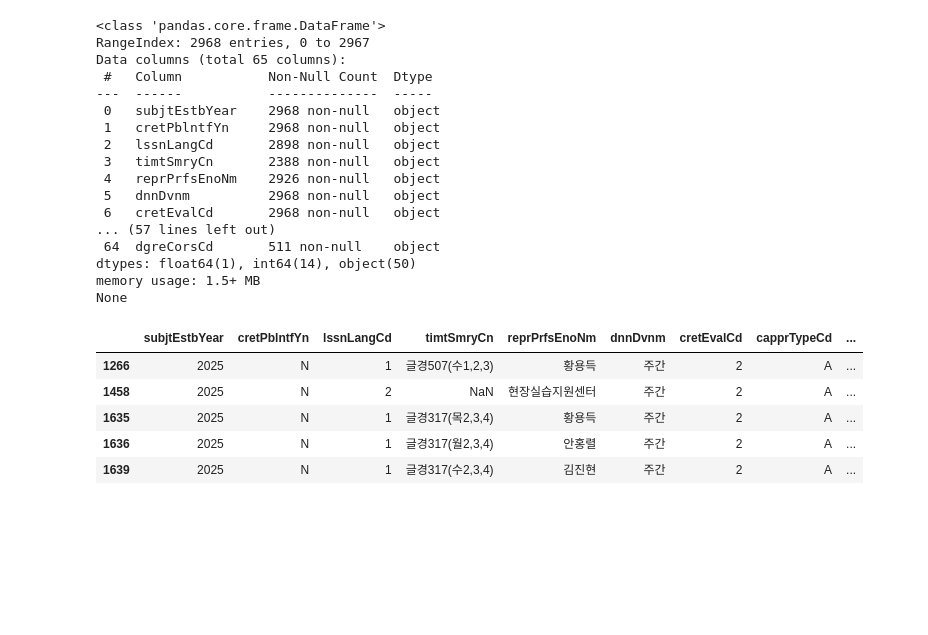
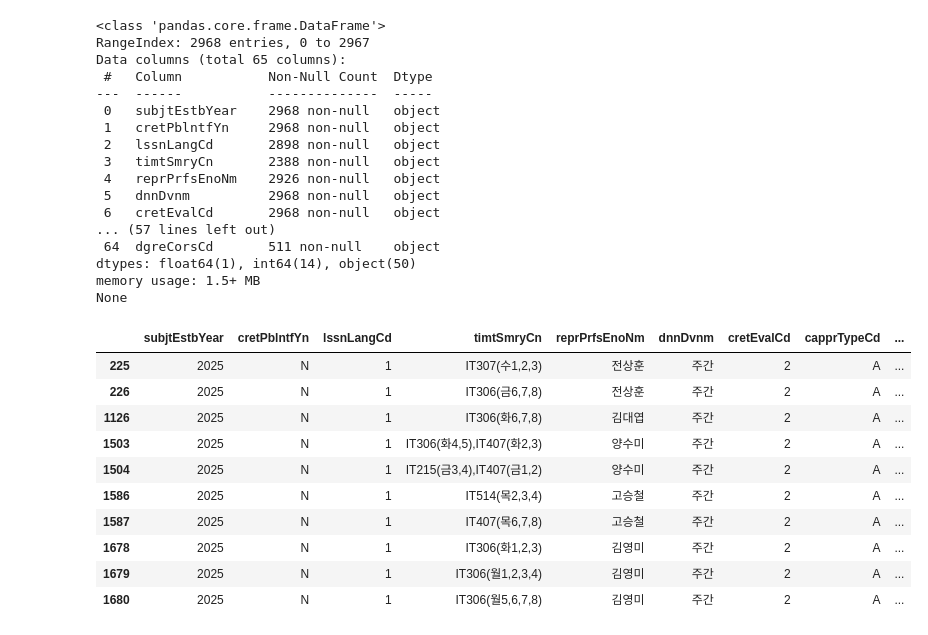
Before and after one commit to Woochang4862/FLAG-Web-Scraping-Study, a Jupyter notebook: w4/data_info.ipynb, the cells around one changed output. Saved outputs shown, nothing was run; the diff lists cells and outputs as text; code cells hidden in the pictures; blank space fills up the shorter version.

```diff
--- a/w4/data_info.ipynb
+++ b/w4/data_info.ipynb
@@ -4,36 +4,41 @@ import json
 
 pd.set_option('display.max_columns', None)
 
 with open('../output/subjects_list.json') as f:
     data = json.loads(f.read())
 
 df = pd.DataFrame(data['estbLectDtaiList'])
 
 print(df.info())
 
 df_simple = df[["diclNo","subjtNm","ltrPrfsNm","timtSmryCn", "estbDpmjNm", "trgtGrdeCd"]]
-df[(df_simple["estbDpmjNm"] == "데이터과학부") & (df_simple["trgtGrdeCd"] == 4)]
+df[(df_simple["estbDpmjNm"] == "정보보호") & (df_simple["trgtGrdeCd"] == 2)]
 # %% [output]
 <class 'pandas.core.frame.DataFrame'>
 RangeIndex: 2968 entries, 0 to 2967
 Data columns (total 65 columns):
  #   Column           Non-Null Count  Dtype
 ---  ------           --------------  -----
  0   subjtEstbYear    2968 non-null   object
  1   cretPblntfYn     2968 non-null   object
  2   lssnLangCd       2898 non-null   object
  3   timtSmryCn       2388 non-null   object
  4   reprPrfsEnoNm    2926 non-null   object
  5   dnnDvnm          2968 non-null   object
  6   cretEvalCd       2968 non-null   object
 ... (57 lines left out)
  64  dgreCorsCd       511 non-null    object
 dtypes: float64(1), int64(14), object(50)
 memory usage: 1.5+ MB
 None
 |  | subjtEstbYear | cretPblntfYn | lssnLangCd | timtSmryCn | reprPrfsEnoNm | dnnDvnm | cretEvalCd | capprTypeCd | ... |
-| 1266 | 2025 | N | 1 | 글경507(수1,2,3) | 황용득 | 주간 | 2 | A | ... |
-| 1458 | 2025 | N | 2 | NaN | 현장실습지원센터 | 주간 | 2 | A | ... |
-| 1635 | 2025 | N | 1 | 글경317(목2,3,4) | 황용득 | 주간 | 2 | A | ... |
-| 1636 | 2025 | N | 1 | 글경317(월2,3,4) | 안홍렬 | 주간 | 2 | A | ... |
-| 1639 | 2025 | N | 1 | 글경317(수2,3,4) | 김진현 | 주간 | 2 | A | ... |
+| 225 | 2025 | N | 1 | IT307(수1,2,3) | 전상훈 | 주간 | 2 | A | ... |
+| 226 | 2025 | N | 1 | IT306(금6,7,8) | 전상훈 | 주간 | 2 | A | ... |
+| 1126 | 2025 | N | 1 | IT306(화6,7,8) | 김대엽 | 주간 | 2 | A | ... |
+| 1503 | 2025 | N | 1 | IT306(화4,5),IT407(화2,3) | 양수미 | 주간 | 2 | A | ... |
+| 1504 | 2025 | N | 1 | IT215(금3,4),IT407(금1,2) | 양수미 | 주간 | 2 | A | ... |
+| 1586 | 2025 | N | 1 | IT514(목2,3,4) | 고승철 | 주간 | 2 | A | ... |
+| 1587 | 2025 | N | 1 | IT407(목6,7,8) | 고승철 | 주간 | 2 | A | ... |
+| 1678 | 2025 | N | 1 | IT306(화1,2,3) | 김영미 | 주간 | 2 | A | ... |
+| 1679 | 2025 | N | 1 | IT306(월1,2,3,4) | 김영미 | 주간 | 2 | A | ... |
+| 1680 | 2025 | N | 1 | IT306(월5,6,7,8) | 김영미 | 주간 | 2 | A | ... |
```
Also changed, not shown: 1 other file.
